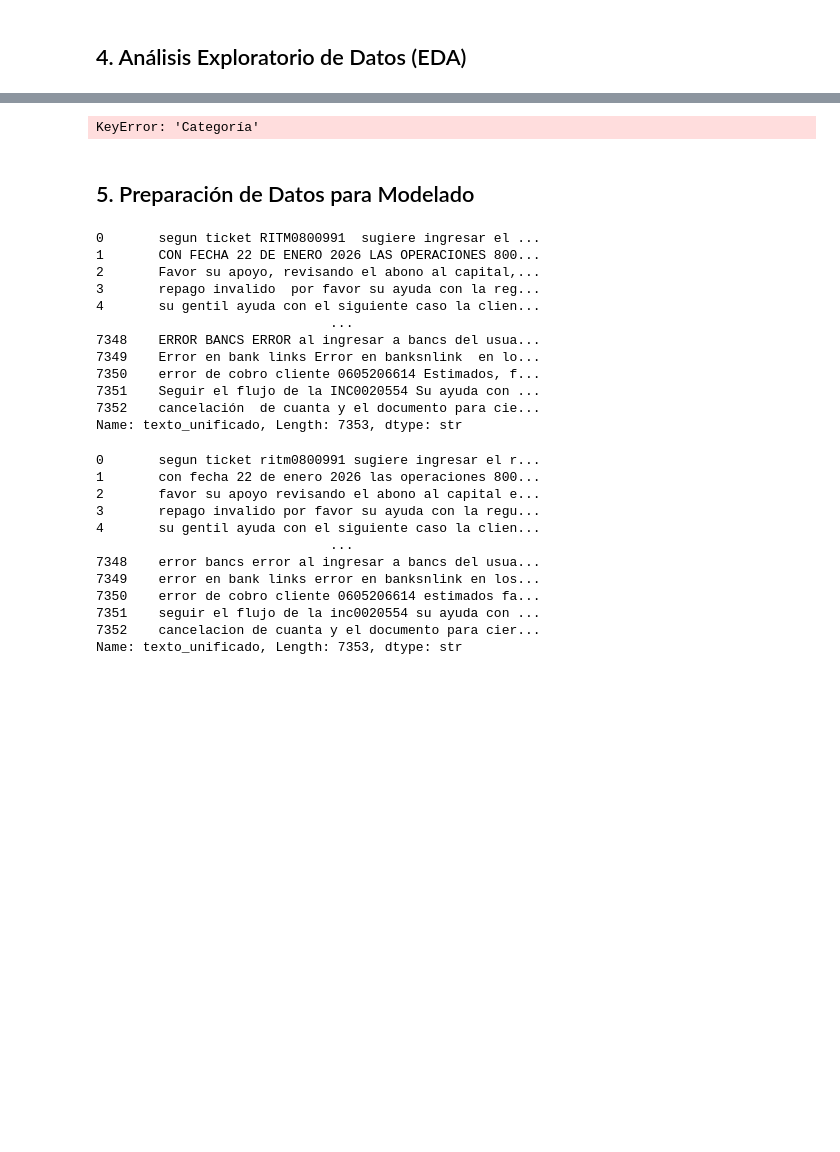
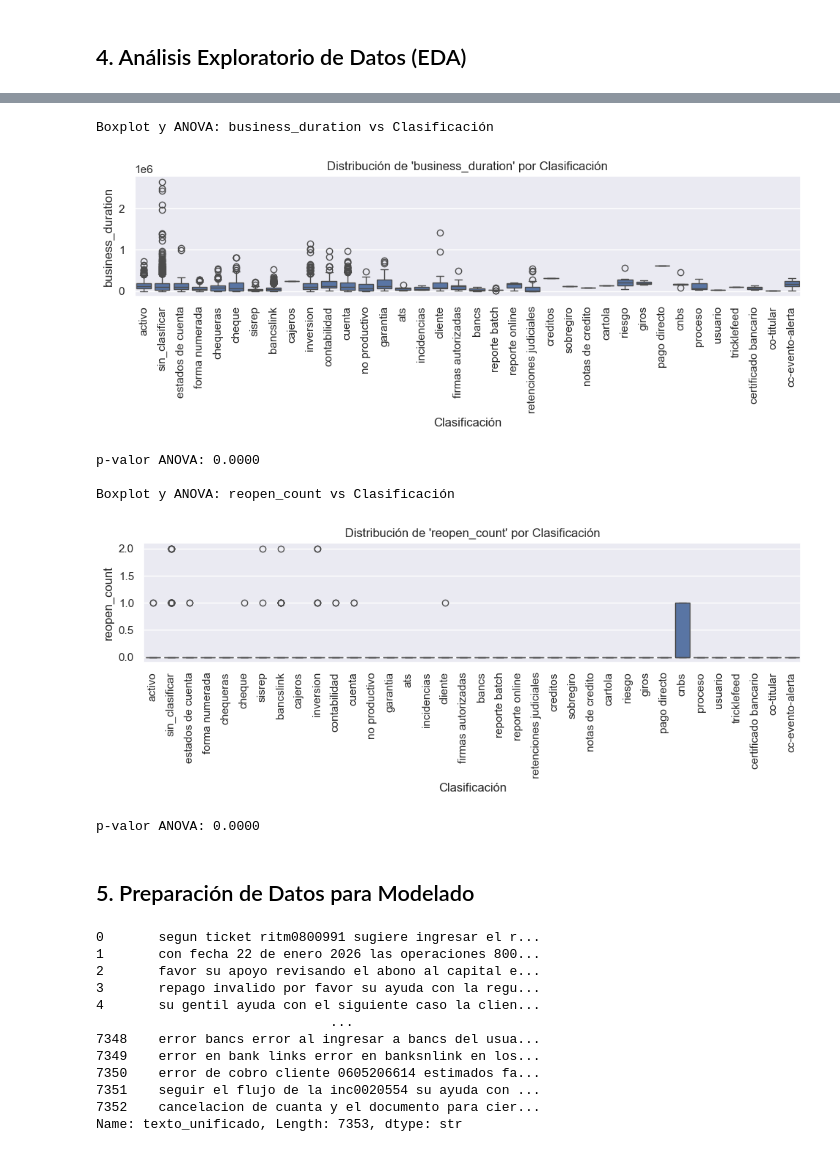
Before and after one commit to OCCA2000/Asignador, a Jupyter notebook: Data/EDA_Categorizacion_Incidentes.ipynb, the cells around one changed output, grey strips where cells are left out. Saved outputs shown, nothing was run; the diff lists cells and outputs as text; code cells hidden in the pictures; blank space fills up the shorter version.

```diff
--- a/Data/EDA_Categorizacion_Incidentes.ipynb
+++ b/Data/EDA_Categorizacion_Incidentes.ipynb
@@ -329,22 +348,36 @@ for col in columnas_categoricas:
 ... (3 outputs left out)
 # %%
 # 2. Variables numéricas vs. Clasificación (ANOVA y boxplots)
+# Recomputar columnas_informativas sobre el df ya renombrado (sin 'Categoría')
+columnas_informativas = [
+    col for col in df.columns
+    if df[col].nunique() > 1
+    and df[col].nunique() < df.shape[0] * 0.9
+    and not col.lower().startswith('id')
+]
+
 num_vars = [col for col in columnas_informativas if df[col].dtype in ['int64', 'float64']]
 for col in num_vars:
     print(f"\nBoxplot y ANOVA: {col} vs Clasificación")
-    plt.figure(figsize=(10,4))
+    plt.figure(figsize=(10, 4))
     sns.boxplot(data=df, x='Clasificación', y=col)
     plt.title(f"Distribución de '{col}' por Clasificación")
     plt.xticks(rotation=90)
     plt.tight_layout()
     plt.show()
     # ANOVA solo si hay más de un grupo
     grupos = [g[1] for g in df.groupby('Clasificación')[col] if len(g[1]) > 1]
     if len(grupos) > 1:
         stat, p = f_oneway(*grupos)
         print(f"p-valor ANOVA: {p:.4f}")
 # %% [output]
-KeyError: 'Categoría'
+Boxplot y ANOVA: business_duration vs Clasificación
+[figure, added]
+p-valor ANOVA: 0.0000
+
+Boxplot y ANOVA: reopen_count vs Clasificación
+[figure, added]
+p-valor ANOVA: 0.0000
 # %% [markdown]
 ## 5. Preparación de Datos para Modelado
 # %%
@@ -355,21 +388,6 @@ df['texto_unificado'] = (
     df['u_subcategory'].fillna('') + ' ' +
     df['u_subcategory_2'].fillna('')
 )
-# %%
-df['texto_unificado']
-# %% [output]
-0       segun ticket RITM0800991  sugiere ingresar el ...
-1       CON FECHA 22 DE ENERO 2026 LAS OPERACIONES 800...
-2       Favor su apoyo, revisando el abono al capital,...
-3       repago invalido  por favor su ayuda con la reg...
-4       su gentil ayuda con el siguiente caso la clien...
-                              ...
-7348    ERROR BANCS ERROR al ingresar a bancs del usua...
-7349    Error en bank links Error en banksnlink  en lo...
-7350    error de cobro cliente 0605206614 Estimados, f...
-7351    Seguir el flujo de la INC0020554 Su ayuda con ...
-7352    cancelación  de cuanta y el documento para cie...
-Name: texto_unificado, Length: 7353, dtype: str
 # %%
 def limpiar_texto(texto):
     if pd.isnull(texto):
```
Also changed, not shown: parts of 31 cells of this notebook, 3 other files.
